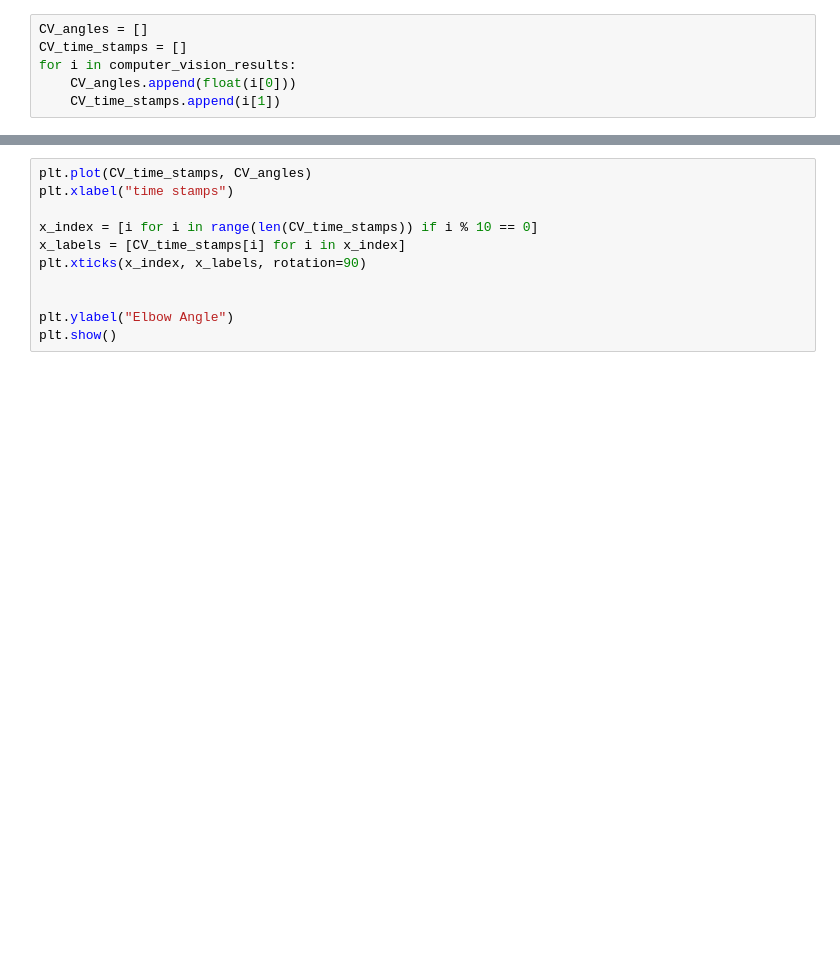
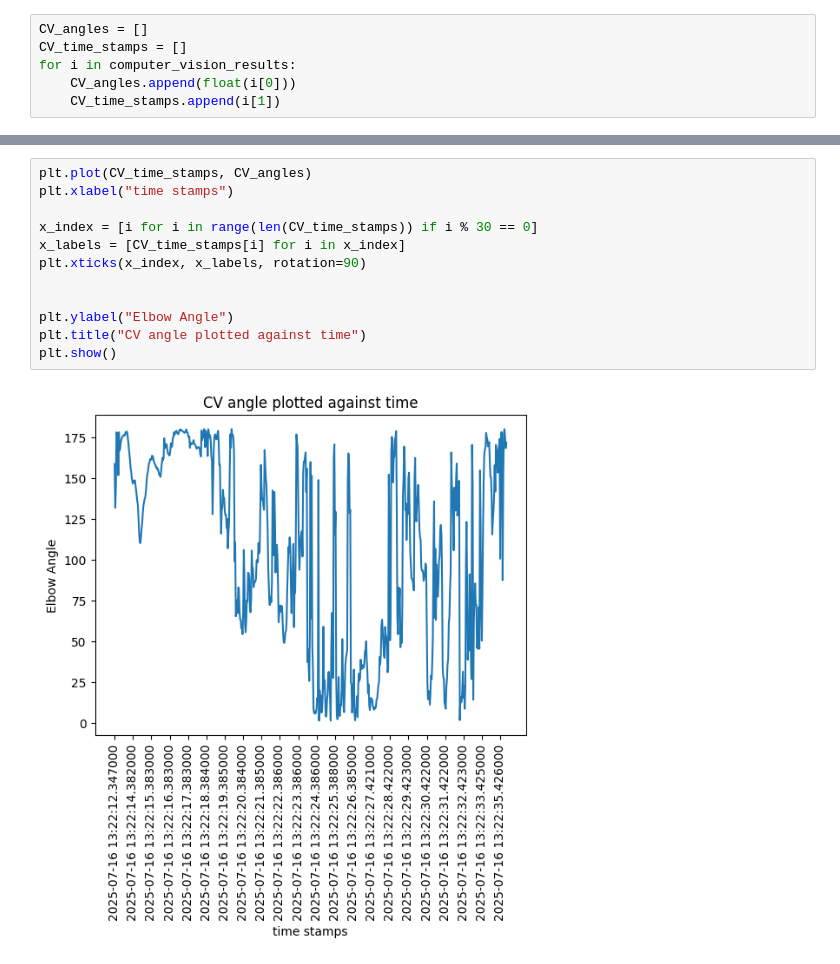
Before and after one commit to Colin-B-Billhardt/Climbing_Tracker, a Jupyter notebook: quaternion_analyses.ipynb, the cells around one changed output, grey strips where cells are left out. Saved outputs shown, nothing was run; the diff lists cells and outputs as text; blank space fills up the shorter version.

```diff
--- a/quaternion_analyses.ipynb
+++ b/quaternion_analyses.ipynb
@@ -152,11 +161,14 @@ plt.show()
 # %%
 plt.plot(CV_time_stamps, CV_angles)
 plt.xlabel("time stamps")
 
-x_index = [i for i in range(len(CV_time_stamps)) if i % 10 == 0]
+x_index = [i for i in range(len(CV_time_stamps)) if i % 30 == 0]
 x_labels = [CV_time_stamps[i] for i in x_index]
 plt.xticks(x_index, x_labels, rotation=90)
 
 
 plt.ylabel("Elbow Angle")
+plt.title("CV angle plotted against time")
 plt.show()
+# %% [output]
+[figure, added]
```
Also changed, not shown: parts of 6 cells of this notebook, 1 other file.
